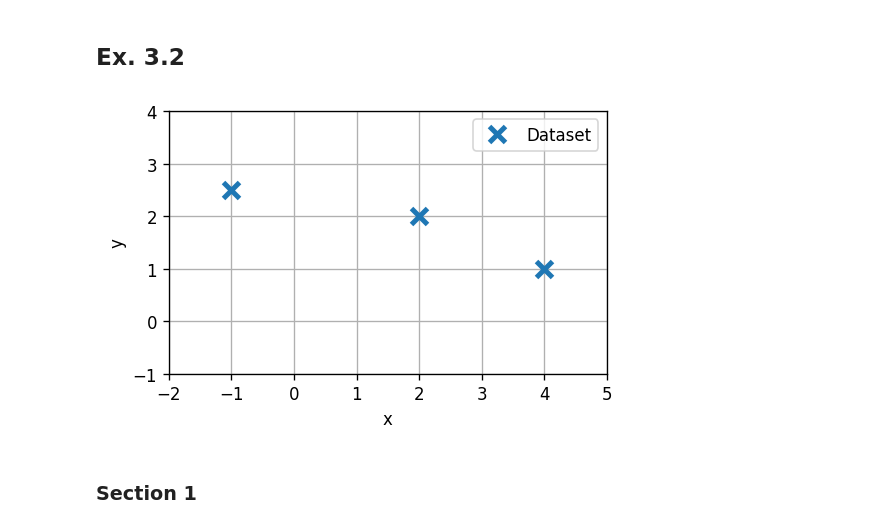
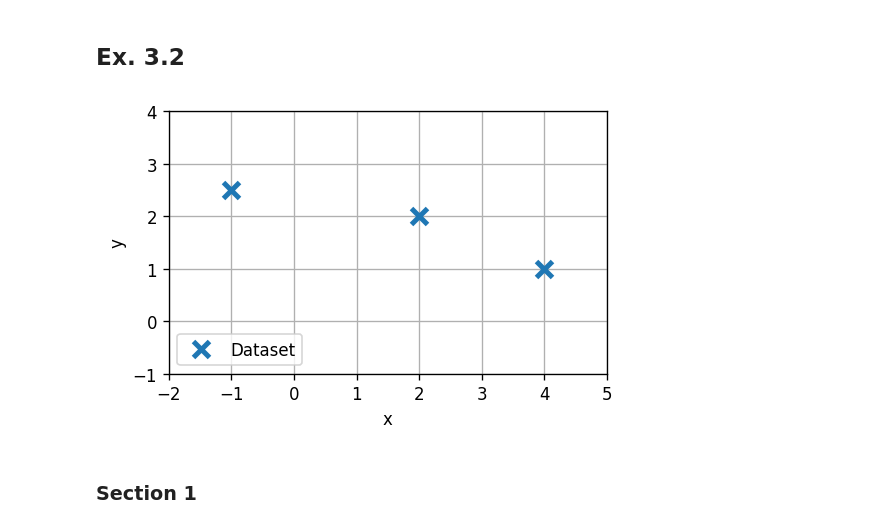
Before and after one commit to technion046195/technion046195, a Jupyter notebook: content/tutorial03/code.ipynb, the cells around one changed output. Drawn from its saved outputs; the diff is of its cells as text; code cells hidden in the pictures.

```diff
--- a/content/tutorial03/code.ipynb
+++ b/content/tutorial03/code.ipynb
@@ -42,16 +42,16 @@ x_grid = np.arange(-2, 5, 0.1)
 # %%
 ## Ploting
 fig, ax = plt.subplots(figsize=(4.5, 3))
 ax.plot(x, y, 'x', ms=10, mew=3, label=f'Dataset')
 ax.set_xlabel('x')
 ax.set_ylabel('y')
-ax.legend(loc='upper right')
+ax.legend(loc='lower left')
 ax.set_xlim(-2, 5)
 ax.set_ylim(-1, 4)
 plt.tight_layout()
 fig.savefig('./output/ex_3_2_dataset.png')
 # %% [output]
-[figure, old version]
+[figure, new version]
 # %% [markdown]
 ### Section 1
 # %%
```
Also changed, not shown: 2 other files.
